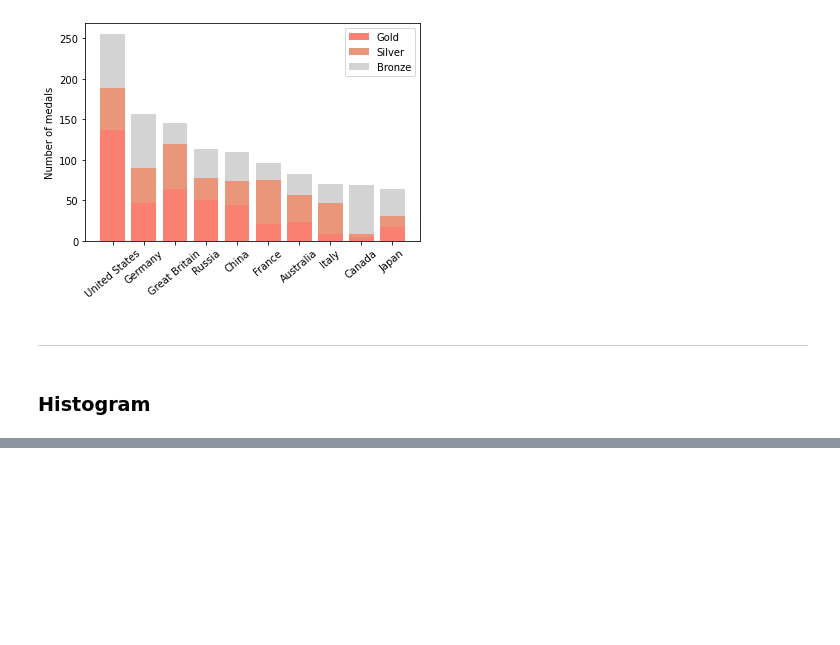
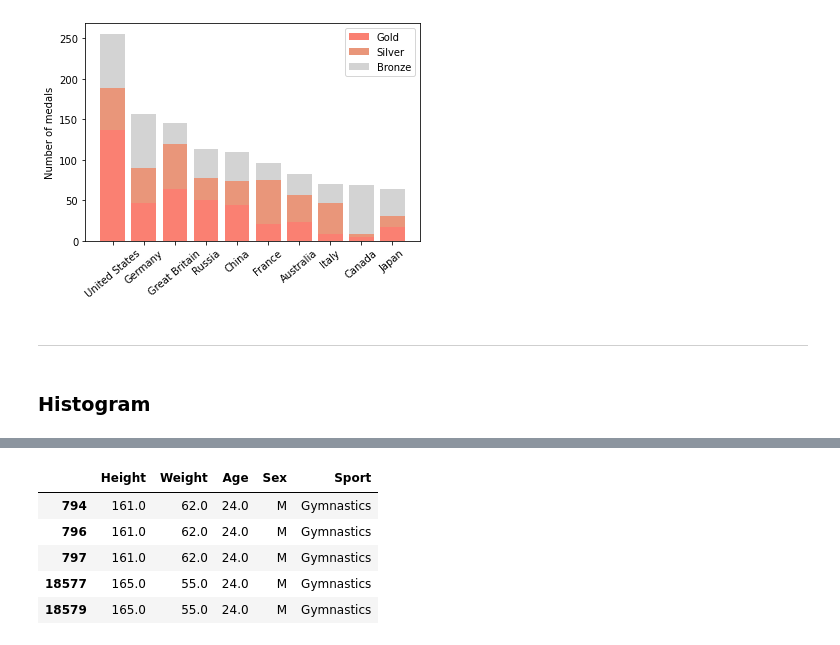
Before and after one commit to ishtiakrongon/Datacamp-Introduction_to_Data_Visualization_with_Matplotlib, a Jupyter notebook: Introduction to matplotlib.ipynb, the cells around one changed output, grey strips where cells are left out. Cells and saved outputs as stored; diff of their text form; code cells hidden in the pictures; blank space fills up the shorter version.

```diff
--- a/Introduction to matplotlib.ipynb
+++ b/Introduction to matplotlib.ipynb
@@ -311,3 +326,12 @@ plt.show()
+# %%
+mens_gymnastics.head()
+# %% [output]
+|  | Height | Weight | Age | Sex | Sport |
+| 794 | 161.0 | 62.0 | 24.0 | M | Gymnastics |
+| 796 | 161.0 | 62.0 | 24.0 | M | Gymnastics |
+| 797 | 161.0 | 62.0 | 24.0 | M | Gymnastics |
+| 18577 | 165.0 | 55.0 | 24.0 | M | Gymnastics |
+| 18579 | 165.0 | 55.0 | 24.0 | M | Gymnastics |
 # %%
 fig, ax = plt.subplots()
 # Plot a histogram of "Weight" for mens_rowing
```
Also changed, not shown: parts of 6 cells of this notebook.
